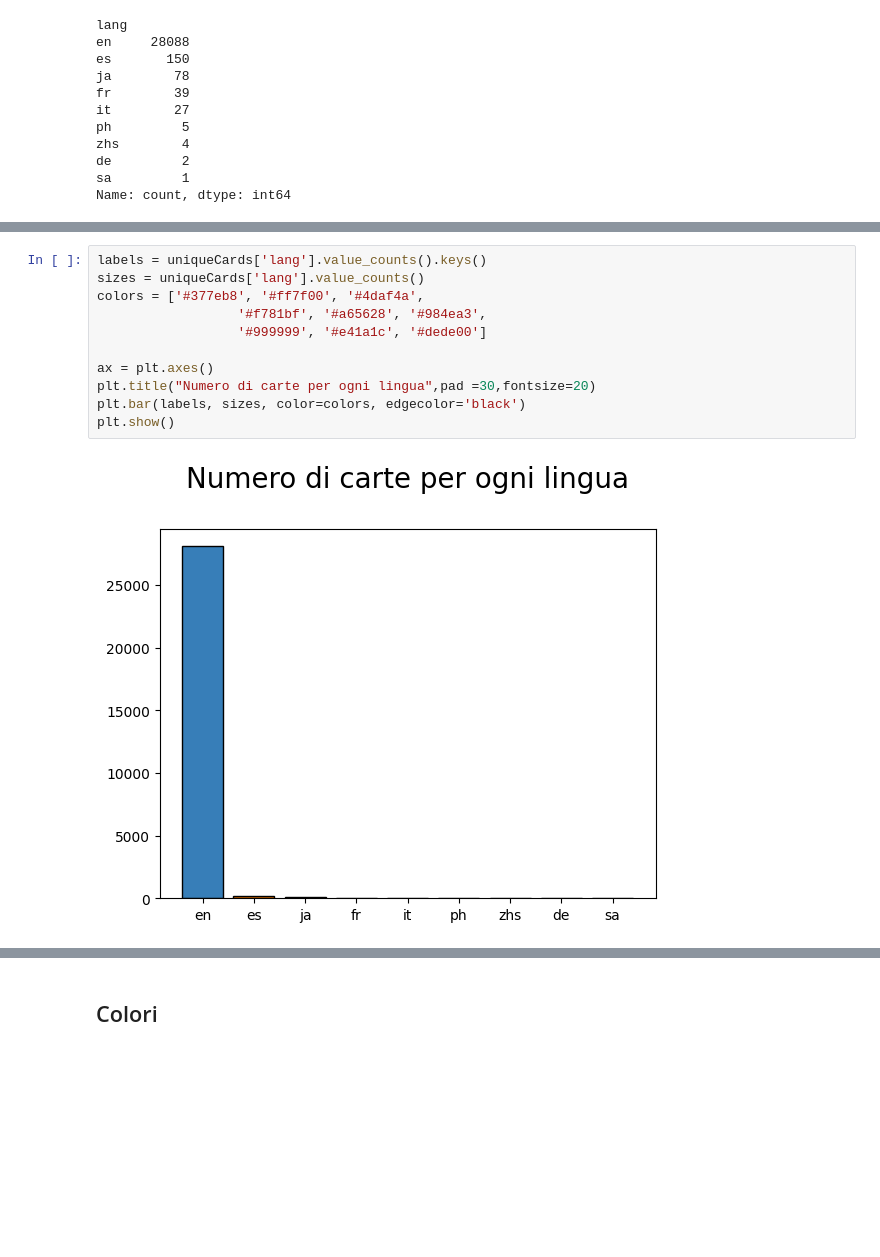
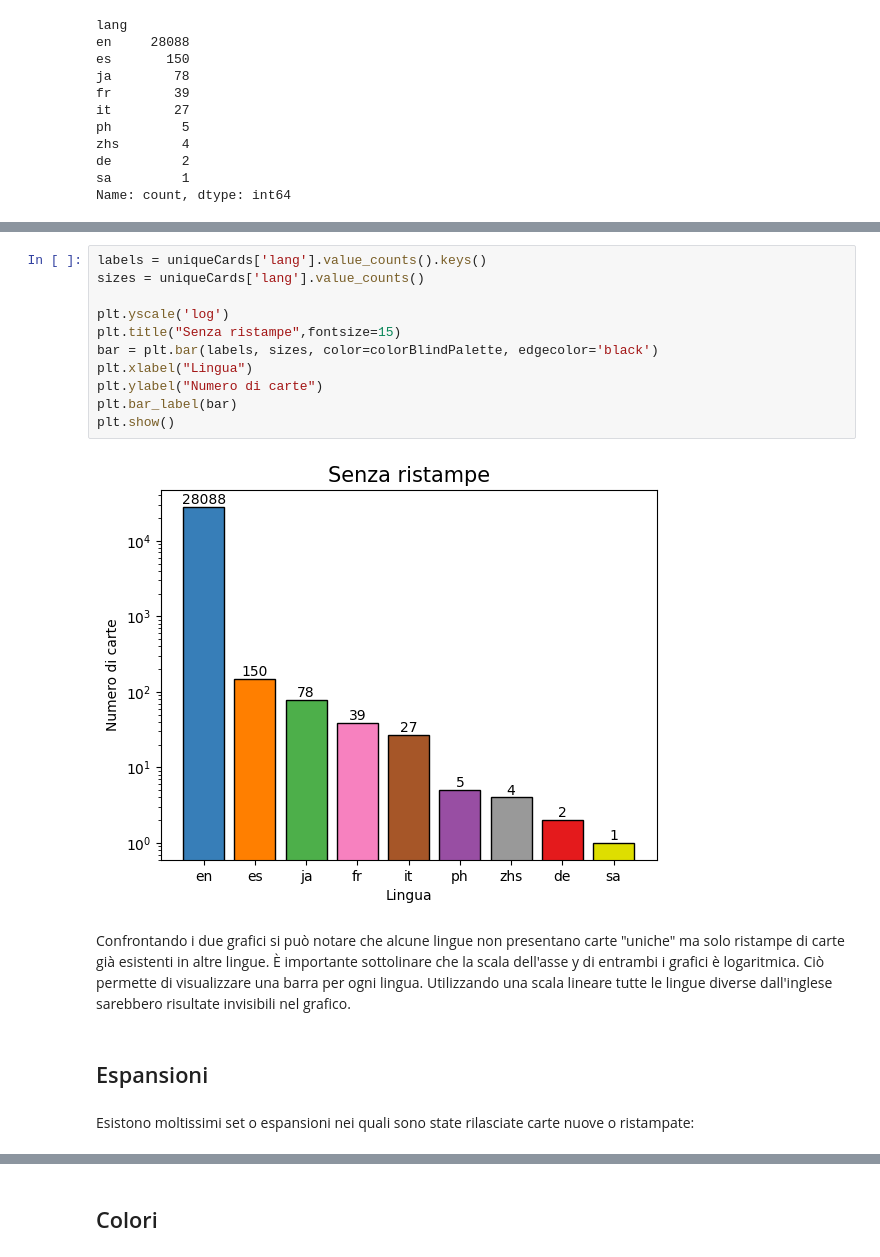
Before and after one commit to leonardosolari/SciViz-MTG, a Jupyter notebook: notebook.ipynb, the cells around one changed output, grey strips where cells are left out. Saved outputs shown, nothing was run; the diff lists cells and outputs as text; blank space fills up the shorter version.

```diff
--- a/notebook.ipynb
+++ b/notebook.ipynb
@@ -554,13 +517,20 @@ Name: count, dtype: int64
 # %%
 labels = uniqueCards['lang'].value_counts().keys()
 sizes = uniqueCards['lang'].value_counts()
-colors = ['#377eb8', '#ff7f00', '#4daf4a',
-                  '#f781bf', '#a65628', '#984ea3',
-                  '#999999', '#e41a1c', '#dede00']
 
-ax = plt.axes()
-plt.title("Numero di carte per ogni lingua",pad =30,fontsize=20)
-plt.bar(labels, sizes, color=colors, edgecolor='black')
+plt.yscale('log')
+plt.title("Senza ristampe",fontsize=15)
+bar = plt.bar(labels, sizes, color=colorBlindPalette, edgecolor='black')
+plt.xlabel("Lingua")
+plt.ylabel("Numero di carte")
+plt.bar_label(bar)
 plt.show()
 # %% [output]
-[figure, old version]
+[figure, new version]
+# %% [markdown]
+Confrontando i due grafici si può notare che alcune lingue non presentano carte "uniche" ma solo ristampe di carte già esistenti in altre lingue.
+È importante sottolinare che la scala dell'asse y di entrambi i grafici è logaritmica. Ciò permette di visualizzare una barra per ogni lingua. Utilizzando una scala lineare tutte le lingue diverse dall'inglese sarebbero risultate invisibili nel grafico.
+# %% [markdown]
+## Espansioni
+# %% [markdown]
+Esistono moltissimi set o espansioni nei quali sono state rilasciate carte nuove o ristampate:
```
Also changed, not shown: parts of 81 cells of this notebook.
